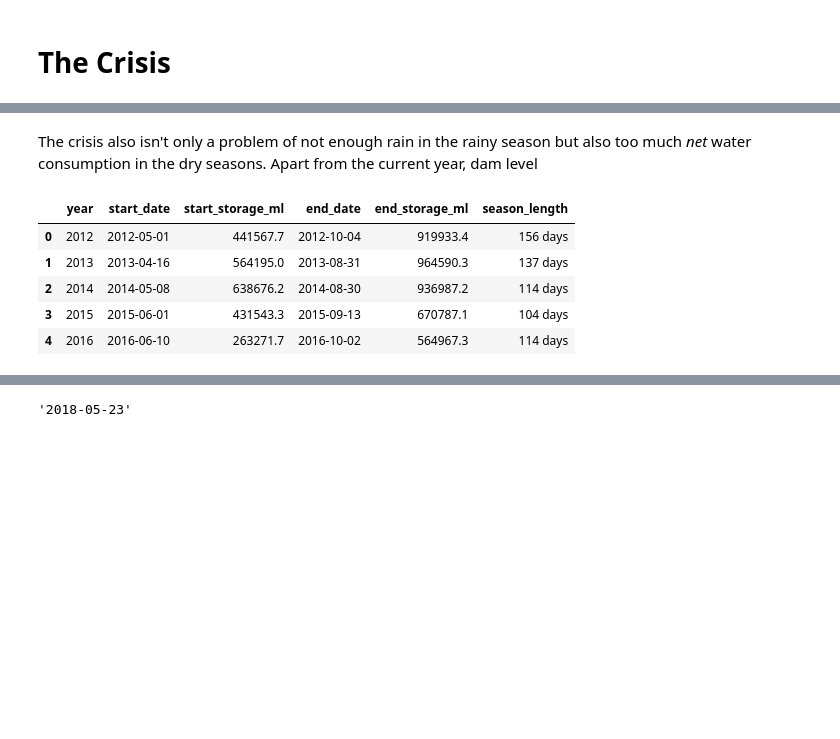
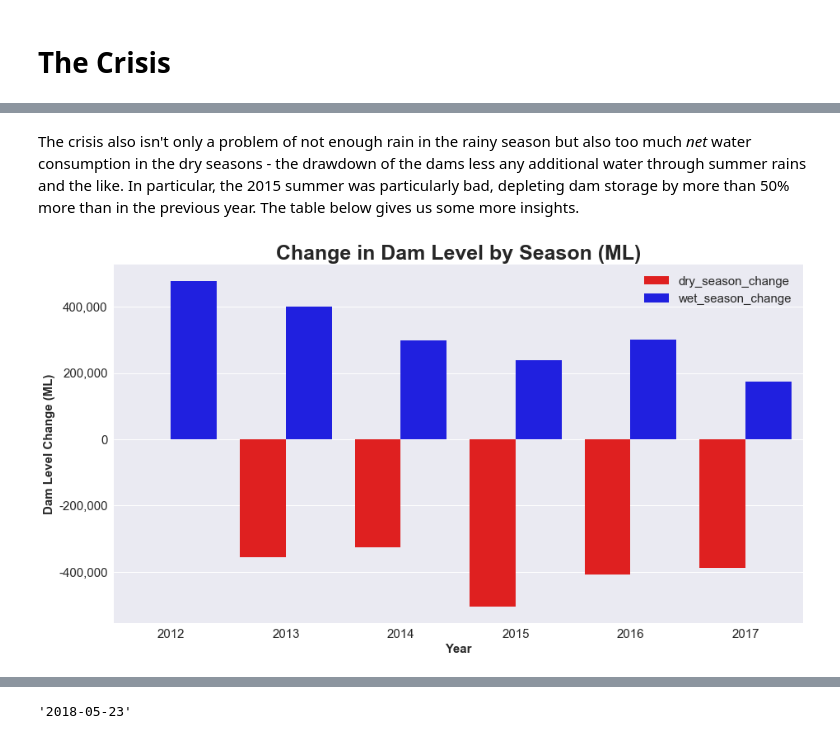
Before and after one commit to jbertscher/dam-levels, a Jupyter notebook: 1.0-dam-level-predictions.ipynb, the cells around one changed output, grey strips where cells are left out. Cells and saved outputs as stored; diff of their text form; code cells hidden in the pictures; blank space fills up the shorter version.

```diff
--- a/1.0-dam-level-predictions.ipynb
+++ b/1.0-dam-level-predictions.ipynb
@@ -71,3 +71,3 @@ plt.show();
 # %% [markdown]
-The crisis also isn't only a problem of not enough rain in the rainy season but also too much *net* water consumption in the dry seasons. Apart from the current year, dam level
+The crisis also isn't only a problem of not enough rain in the rainy season but also too much *net* water consumption in the dry seasons - the drawdown of the dams less any additional water through summer rains and the like. In particular, the 2015 summer was particularly bad, depleting dam storage by more than 50% more than in the previous year. The table below gives us some more insights.
 # %%
@@ -95,9 +110,17 @@ wet_season_storage = wet_season_storage[(wet_season_storage['date'] >= wet_seaso
-# %%
-wet_season.head()
-# %% [output]
-|  | year | start_date | start_storage_ml | end_date | end_storage_ml | season_length |
-| 0 | 2012 | 2012-05-01 | 441567.7 | 2012-10-04 | 919933.4 | 156 days |
-| 1 | 2013 | 2013-04-16 | 564195.0 | 2013-08-31 | 964590.3 | 137 days |
-| 2 | 2014 | 2014-05-08 | 638676.2 | 2014-08-30 | 936987.2 | 114 days |
-| 3 | 2015 | 2015-06-01 | 431543.3 | 2015-09-13 | 670787.1 | 104 days |
-| 4 | 2016 | 2016-06-10 | 263271.7 | 2016-10-02 | 564967.3 | 114 days |
+# %%
+# Melt `wet_season` for seaborn boxplot
+season_summary_melt = pd.melt(season_summary[['year', 'dry_season_change', 'wet_season_change']],
+                          id_vars = 'year', var_name = 'season', value_name = 'storage_change')
+
+fig, ax = plt.subplots(figsize = (15,8))
+sns.barplot(x = 'year', y = 'storage_change', hue = 'season', data = season_summary_melt, palette = ['red', 'blue'])
+plt.title('Change in Dam Level by Season (ML)', fontsize = 25, fontweight = 'bold')
+plt.xlabel('Year', fontsize = 15, fontweight = 'bold')
+plt.yticks(fontsize = 15)
+plt.ylabel('Dam Level Change (ML)', fontsize = 15, fontweight = 'bold')
+plt.xticks(fontsize = 15)
+ax.get_yaxis().set_major_formatter(plt.FuncFormatter(lambda x, loc: "{:,}".format(int(x))))
+plt.legend(fontsize = 15)
+plt.show();
+# %% [output]
+[figure, added]
```
Also changed, not shown: parts of 13 cells of this notebook, 1 other file.
